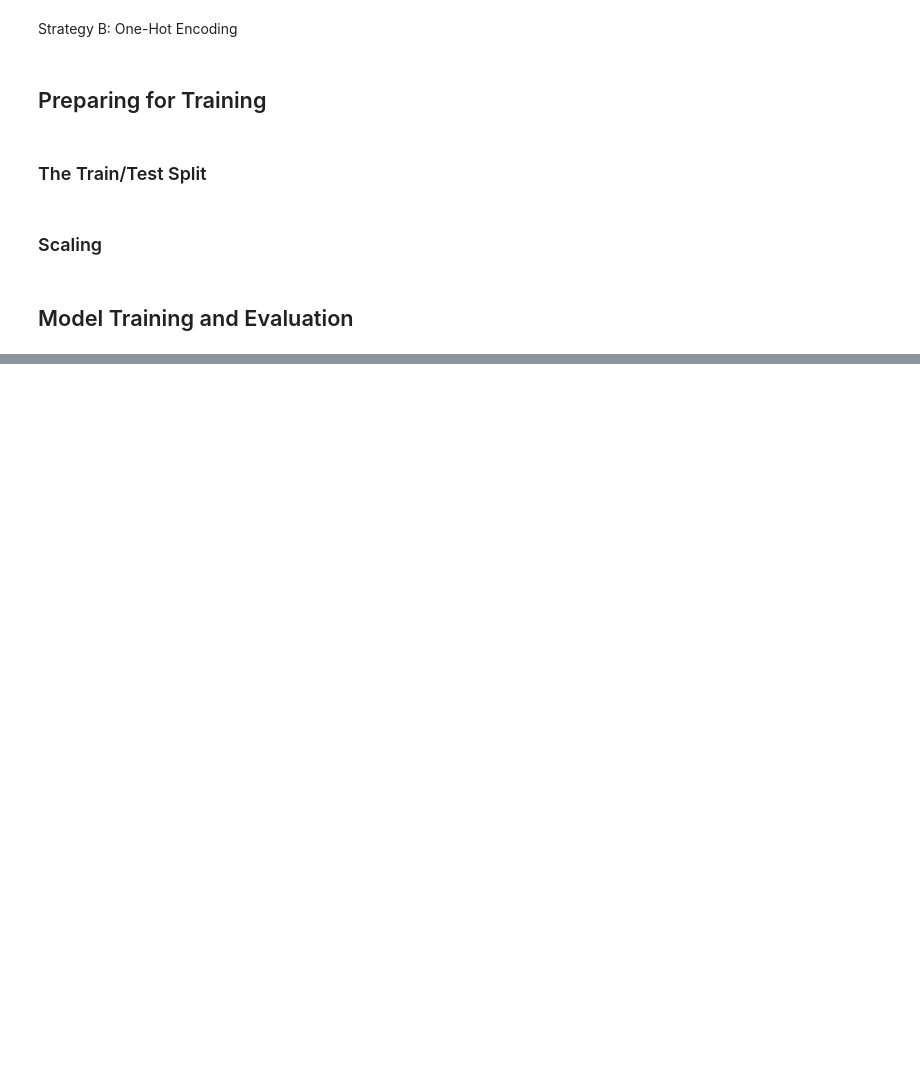
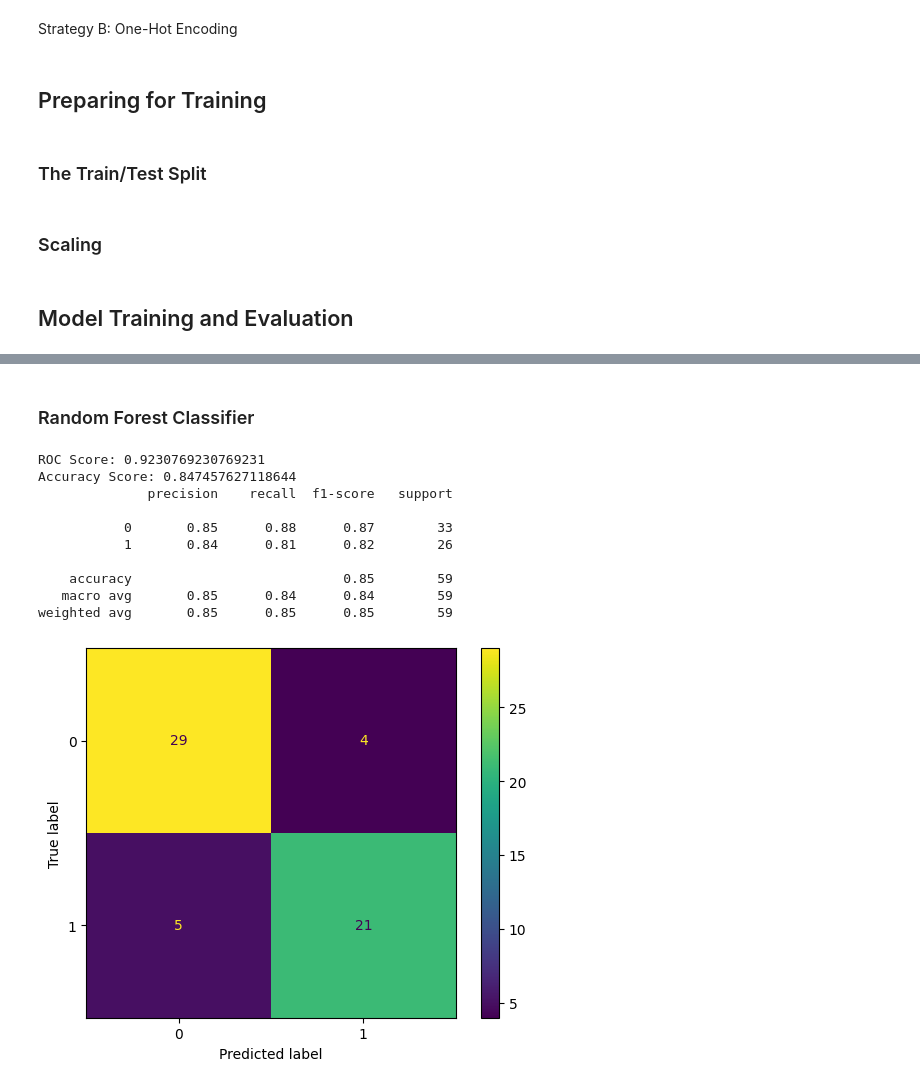
Before and after one commit to AbdlSi/heart_disease, a Jupyter notebook: heartdisease_df_analysis_visuals_dummy.ipynb, the cells around one changed output, grey strips where cells are left out. Cells and saved outputs as stored; diff of their text form; code cells hidden in the pictures; blank space fills up the shorter version.

```diff
--- a/heartdisease_df_analysis_visuals_dummy.ipynb
+++ b/heartdisease_df_analysis_visuals_dummy.ipynb
@@ -147,0 +225,37 @@ Please also refer to the documentation for alternative solver options:
+# %% [markdown]
+### Random Forest Classifier
+# %%
+from sklearn.ensemble import RandomForestClassifier
+
+rf_model = RandomForestClassifier(random_state= 65,n_estimators=100)
+
+rf_model.fit(x_train_scaled,y_train)
+
+y_predict4 = rf_model.predict(x_test_scaled)
+y_proba4 = rf_model.predict_proba(x_test_scaled)
+
+accuracy4 = accuracy_score(y_test , y_predict4)
+cp4 = classification_report(y_test, y_predict4)
+y_proba_positive4 = y_proba4[:,1]
+roc_score4 = roc_auc_score(y_test, y_proba_positive4)
+
+
+cm4 = confusion_matrix(y_test, y_predict4)
+disp4 = ConfusionMatrixDisplay(confusion_matrix=cm4)
+disp4.plot()
+
+print(f"ROC Score: {roc_score4}")
+print(f"Accuracy Score: {accuracy4}")
+print(cp4)
+# %% [output]
+ROC Score: 0.9230769230769231
+Accuracy Score: 0.847457627118644
+              precision    recall  f1-score   support
+
+           0       0.85      0.88      0.87        33
+           1       0.84      0.81      0.82        26
+
+    accuracy                           0.85        59
+   macro avg       0.85      0.84      0.84        59
+weighted avg       0.85      0.85      0.85        59
+[figure, added]
```
Also changed, not shown: parts of 6 cells of this notebook.
